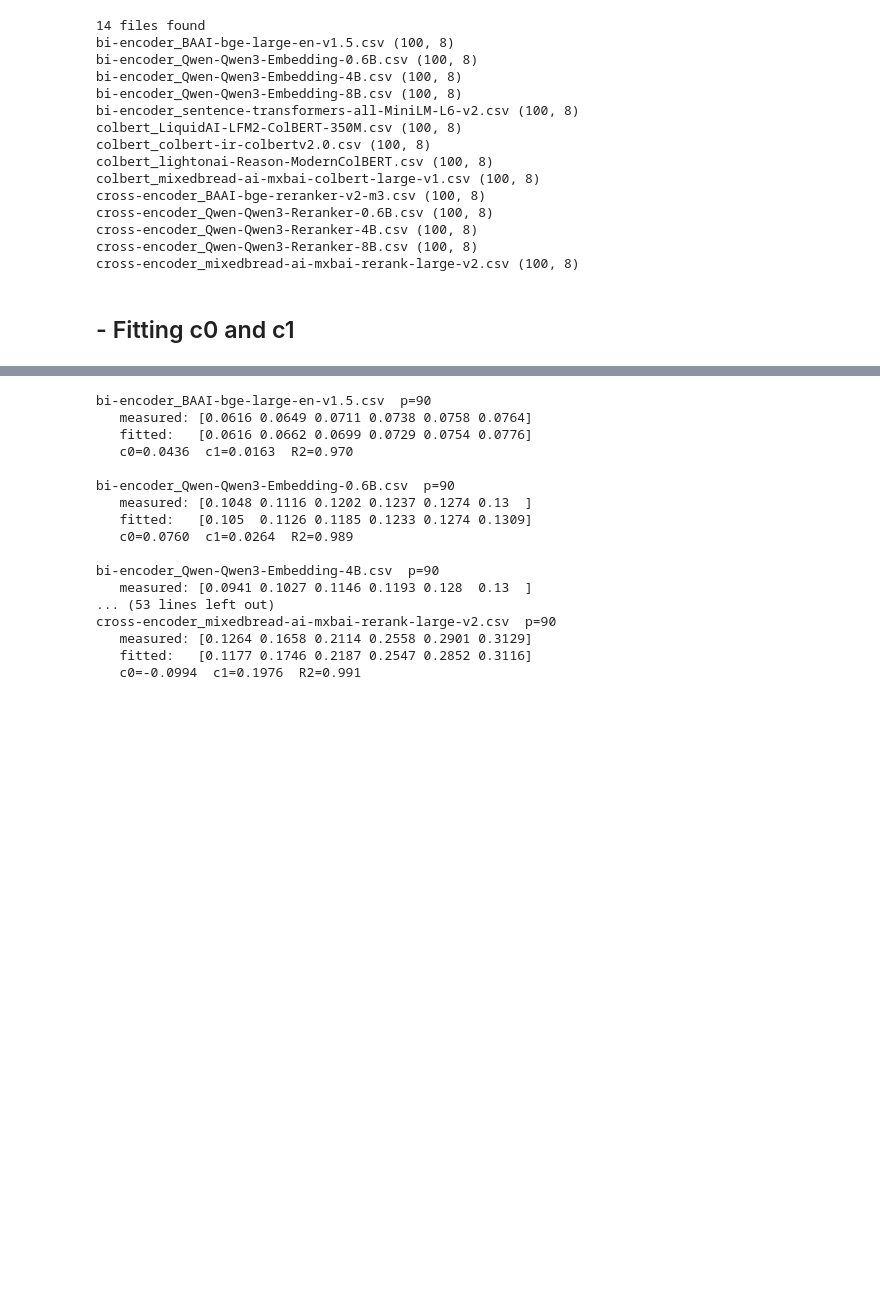
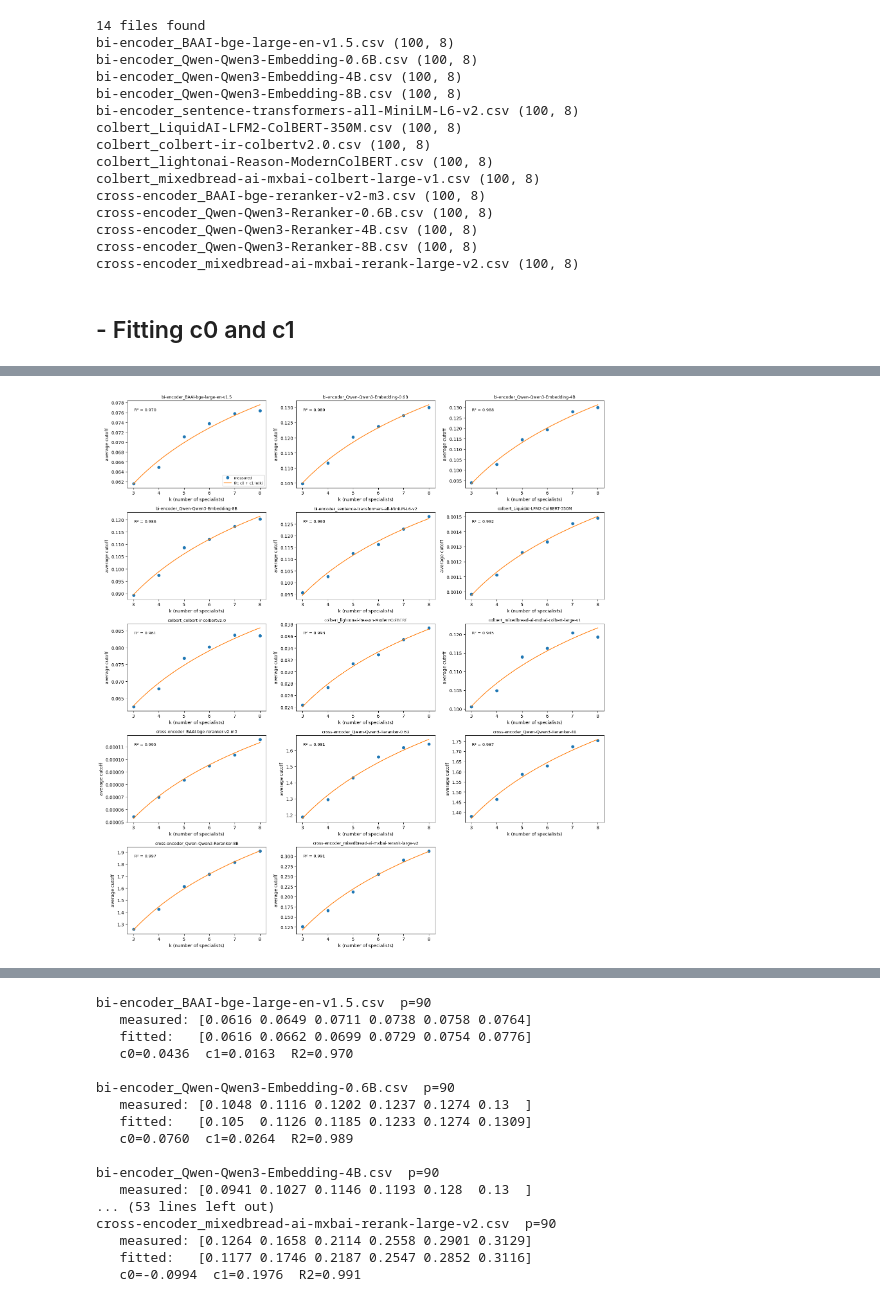
Before and after one commit to TheOpenSI/ADAPT, a Jupyter notebook: results_off_topics_mmlu/dummy_general_mmlu/cleaned_data/Off-Topic - Gap cut-off Calibration & Analyser-checkpoint.ipynb, the cells around one changed output, grey strips where cells are left out. Cells and saved outputs as stored; diff of their text form; code cells hidden in the pictures; blank space fills up the shorter version.

```diff
--- a/results_off_topics_mmlu/dummy_general_mmlu/cleaned_data/Off-Topic - Gap cut-off Calibration & Analyser-checkpoint.ipynb
+++ b/results_off_topics_mmlu/dummy_general_mmlu/cleaned_data/Off-Topic - Gap cut-off Calibration & Analyser-checkpoint.ipynb
@@ -145,0 +134,3 @@ average_cutoff_table
+# %%
+average_cutoff_table_cleaned = average_cutoff_table.set_index("model").drop(columns="percentile")
+average_cutoff_table_cleaned
@@ -145,0 +154,12 @@ average_cutoff_table
+# %%
+k = [3,4,5,6,7,8]
+log_constants = {}
+
+for model in average_cutoff_table_cleaned.index:
+    cutoffs = average_cutoff_table_cleaned.loc[model].values
+#     print(cutoffs)
+    c1, c0  = np.polyfit(np.log(k), cutoffs, 1)
+    log_constants[model] = (c0, c1)
+    predicted = c0 + c1 * np.log(k)
+    r2 = 1 - np.sum((cutoffs - predicted) ** 2) / np.sum((cutoffs - cutoffs.mean()) ** 2)
+    print(f"{model:55s} c0 = {c0:.5f}  c1 = {c1:.5f}  R² = {r2:.4f}")
@@ -145,0 +181,40 @@ average_cutoff_table
+# %%
+import matplotlib.pyplot as plt
+
+k = [3,4,5,6,7,8]
+k_smooth = np.linspace(3, 8, 100)
+
+models = average_cutoff_table_cleaned.index
+n_cols = 3
+n_rows = int(np.ceil(len(models) / n_cols))
+
+fig, axes = plt.subplots(n_rows, n_cols, figsize=(16, 3.5 * n_rows))
+axes = axes.flatten()
+
+for ax, model in zip(axes, models):
+    cutoffs = average_cutoff_table_cleaned.loc[model].values
+    c0, c1 = log_constants[model]
+
+    predicted = c0 + c1 * np.log(k)
+    r2 = 1 - np.sum((cutoffs - predicted) ** 2) / np.sum((cutoffs - cutoffs.mean()) ** 2)
+
+    ax.plot(k, cutoffs, "o", label="measured")
+    ax.plot(k_smooth, c0 + c1 * np.log(k_smooth), "-", label="fit: c0 + c1·ln(k)")
+
+    ax.set_title(model.replace(".csv", ""), fontsize=9)
+    ax.text(0.05, 0.92, f"R² = {r2:.3f}", transform=ax.transAxes, fontsize=9, va="top")
+    ax.set_xlabel("k (number of specialists)")
+    ax.set_ylabel("average cutoff")
+    ax.set_xticks(k)
+
+# hide empty panels
+for ax in axes[len(models):]:
+    ax.axis("off")
+
+axes[0].legend(fontsize=8, loc="lower right")
+# fig.suptitle("Average 90th-percentile cutoff vs. k, with log fit", fontsize=13)
+fig.tight_layout()
+plt.savefig("cutoff_log_fit.png", dpi=150, bbox_inches="tight")
+plt.show()
+# %% [output]
+[figure, added]
```
Also changed, not shown: parts of 22 cells of this notebook, 7 other files.
